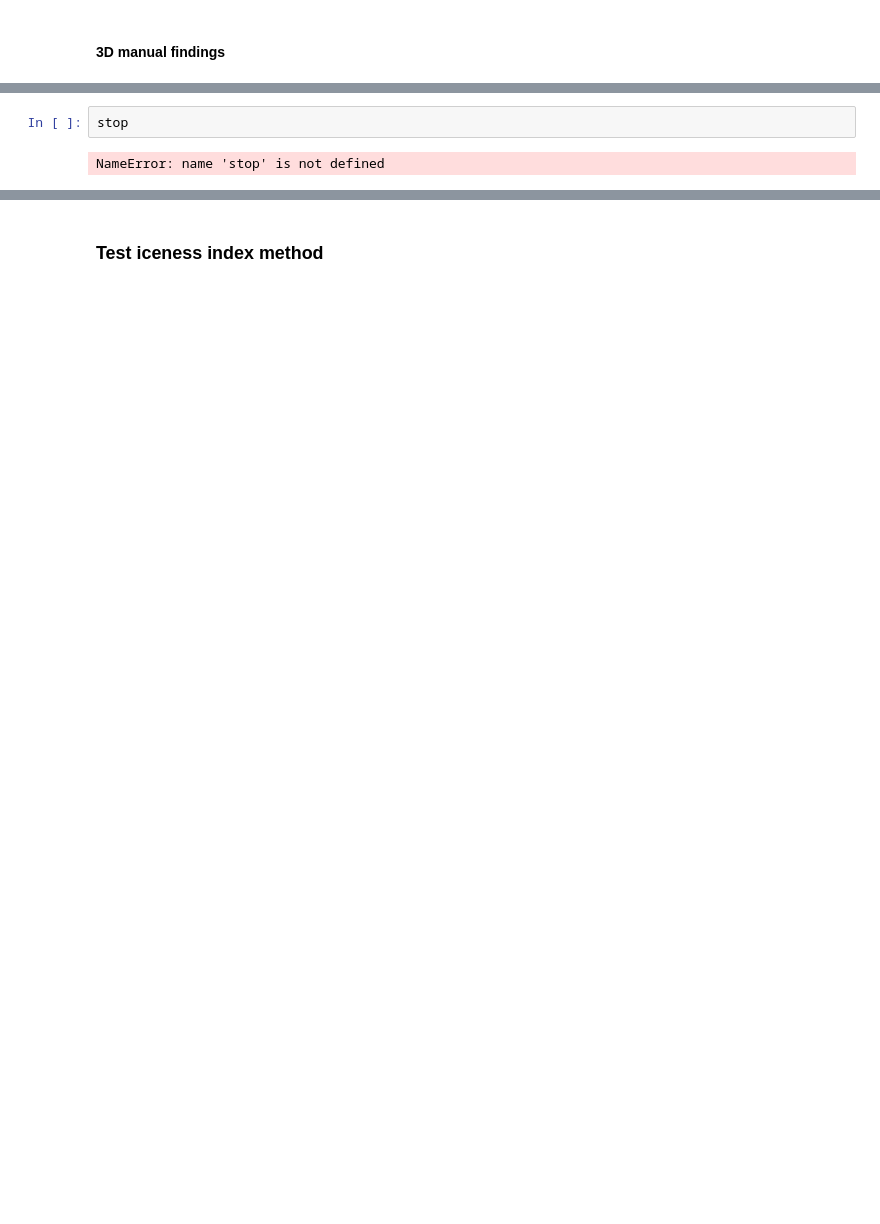
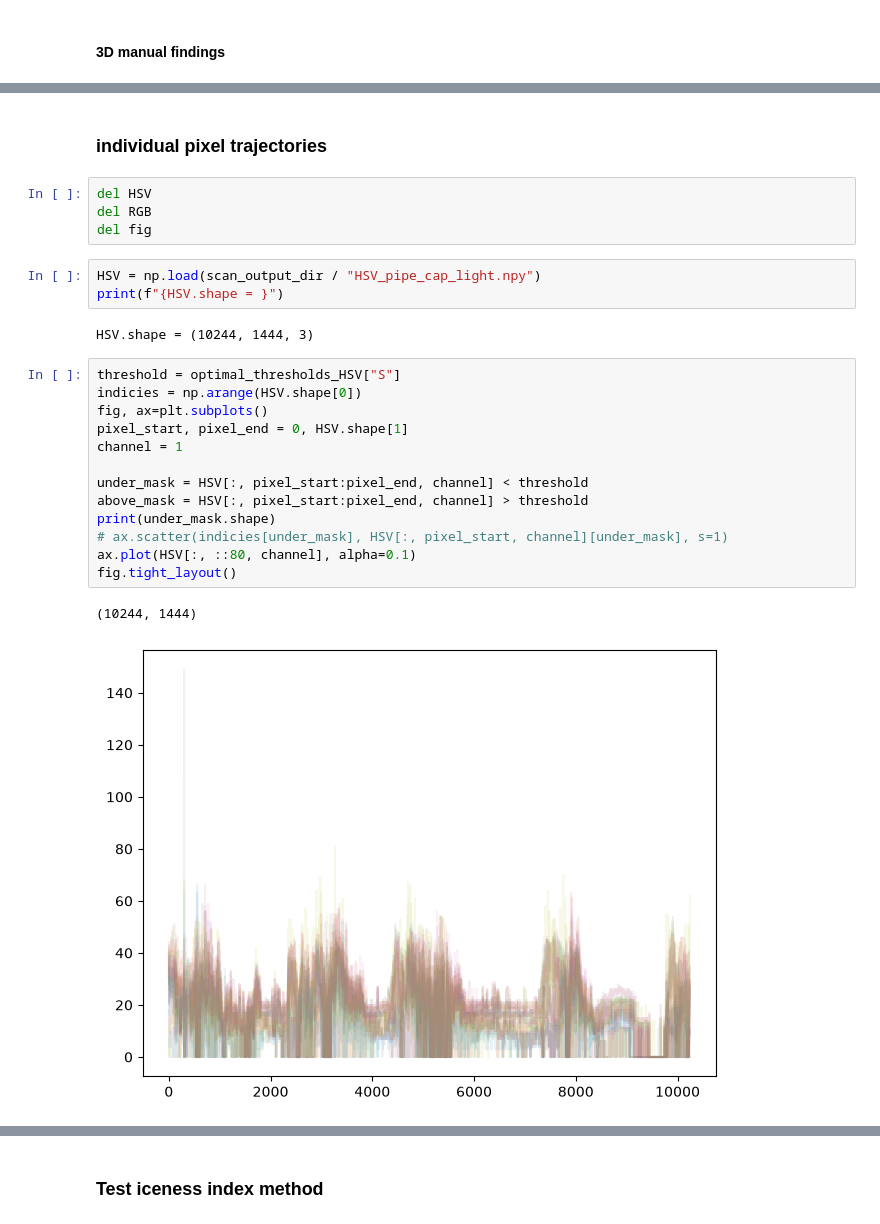
Before and after one commit to HarryYouAreAWizard/HelicopterIcing, a Jupyter notebook: Icing.ipynb, the cells around one changed output, grey strips where cells are left out. Drawn from its saved outputs; the diff is of its cells as text; blank space fills up the shorter version.

```diff
--- a/Icing.ipynb
+++ b/Icing.ipynb
@@ -449,4 +383,27 @@ fig.savefig(figure_dir / "3D manual.png")
-# %%
-stop
-# %% [output]
-NameError: name 'stop' is not defined
+# %% [markdown]
+### individual pixel trajectories
+# %%
+del HSV
+del RGB
+del fig
+# %%
+HSV = np.load(scan_output_dir / "HSV_pipe_cap_light.npy")
+print(f"{HSV.shape = }")
+# %% [output]
+HSV.shape = (10244, 1444, 3)
+# %%
+threshold = optimal_thresholds_HSV["S"]
+indicies = np.arange(HSV.shape[0])
+fig, ax=plt.subplots()
+pixel_start, pixel_end = 0, HSV.shape[1]
+channel = 1
+
+under_mask = HSV[:, pixel_start:pixel_end, channel] < threshold
+above_mask = HSV[:, pixel_start:pixel_end, channel] > threshold
+print(under_mask.shape)
+# ax.scatter(indicies[under_mask], HSV[:, pixel_start, channel][under_mask], s=1)
+ax.plot(HSV[:, ::80, channel], alpha=0.1)
+fig.tight_layout()
+# %% [output]
+(10244, 1444)
+[figure, added]
```
Also changed, not shown: parts of 17 cells of this notebook, 14 other files.
